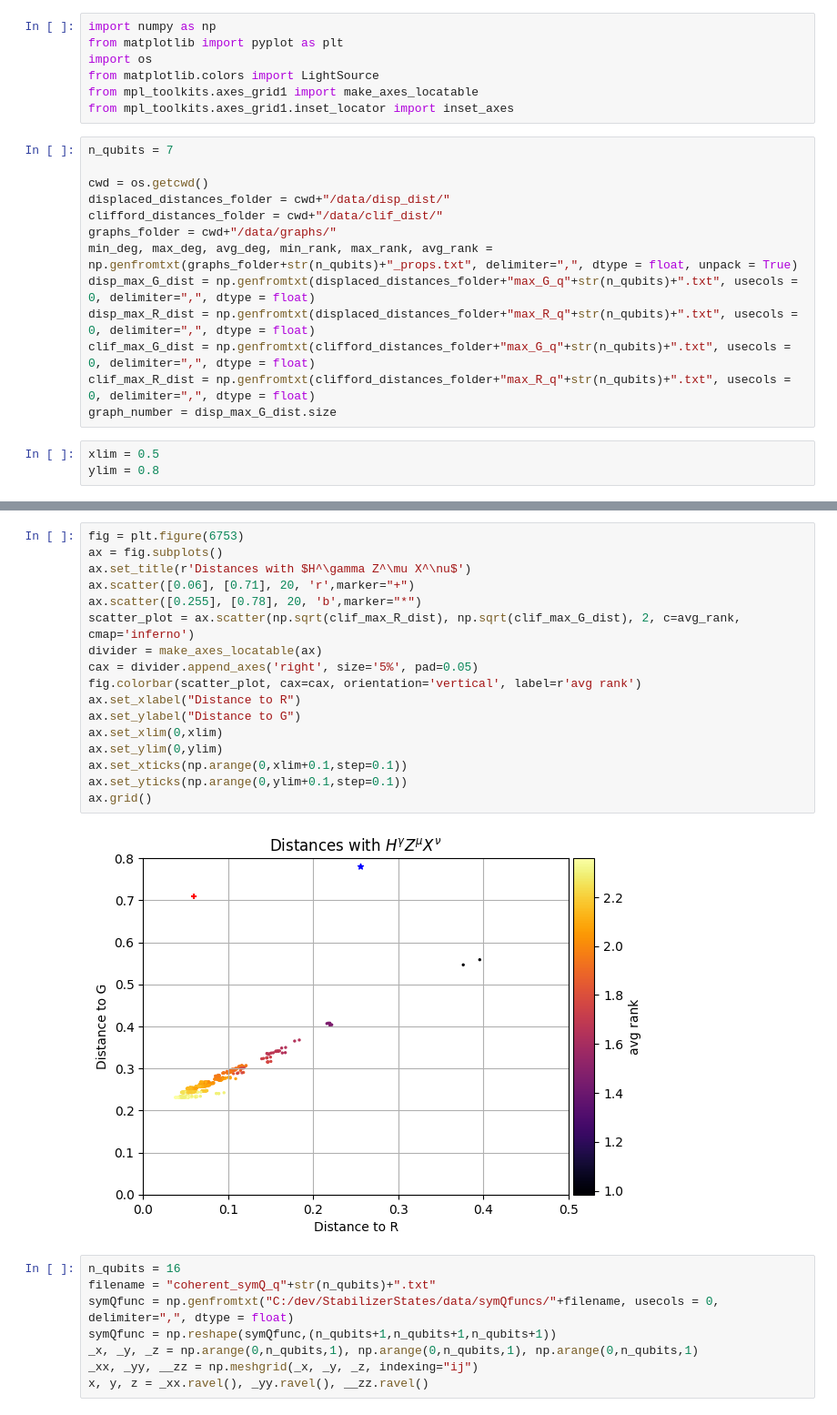
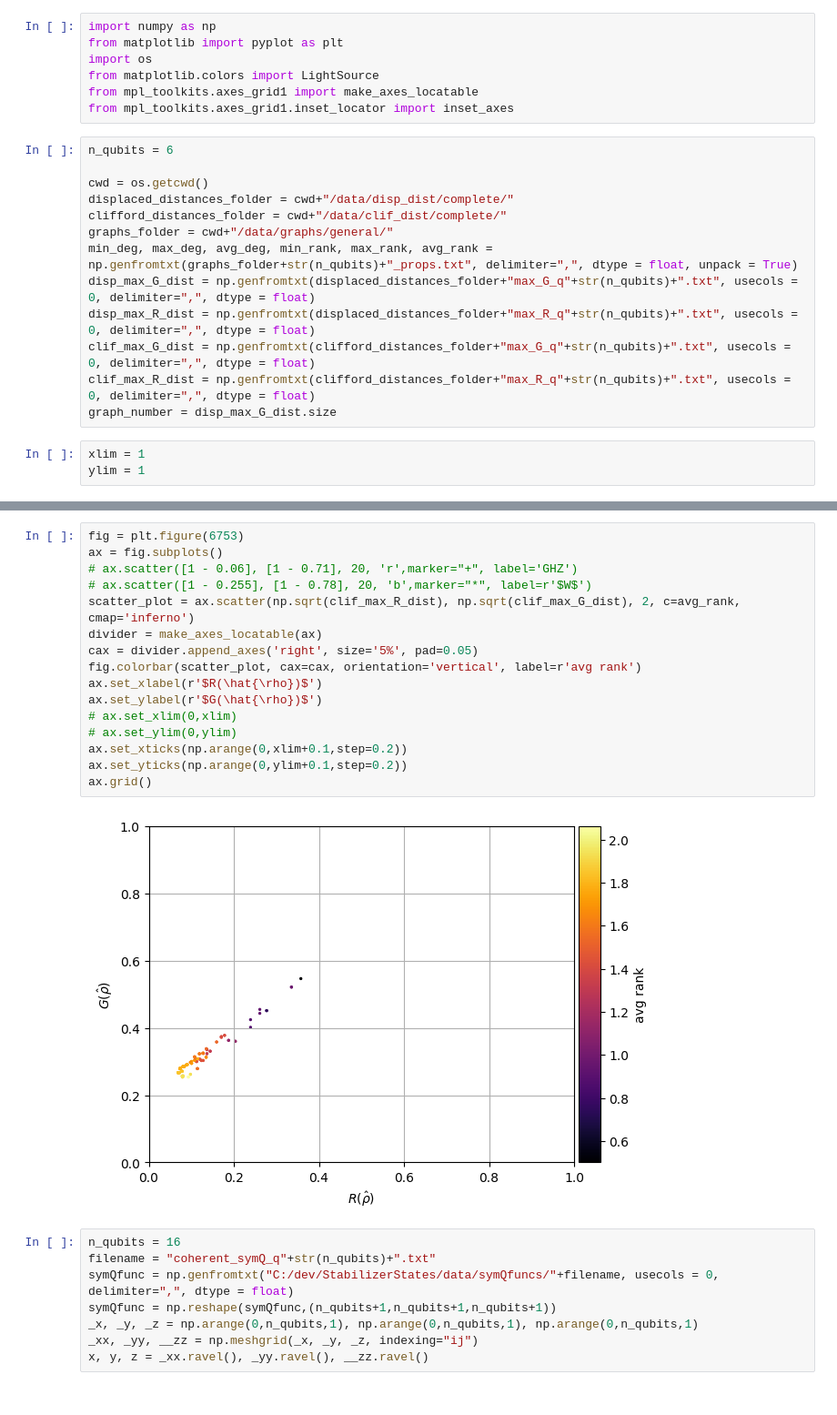
Before and after one commit to Emiliano6754/Stabilizer-States, a Jupyter notebook: correlation_space_plots.ipynb, the cells around one changed output, grey strips where cells are left out. Shown at 91% size. Cells and saved outputs as stored; diff of their text form.

```diff
--- a/correlation_space_plots.ipynb
+++ b/correlation_space_plots.ipynb
@@ -6,12 +6,12 @@ from matplotlib.colors import LightSource
 from mpl_toolkits.axes_grid1 import make_axes_locatable
 from mpl_toolkits.axes_grid1.inset_locator import inset_axes
 # %%
-n_qubits = 7
+n_qubits = 6
 
 cwd = os.getcwd()
-displaced_distances_folder = cwd+"/data/disp_dist/"
-clifford_distances_folder = cwd+"/data/clif_dist/"
-graphs_folder = cwd+"/data/graphs/"
+displaced_distances_folder = cwd+"/data/disp_dist/complete/"
+clifford_distances_folder = cwd+"/data/clif_dist/complete/"
+graphs_folder = cwd+"/data/graphs/general/"
 min_deg, max_deg, avg_deg, min_rank, max_rank, avg_rank = np.genfromtxt(graphs_folder+str(n_qubits)+"_props.txt", delimiter=",", dtype = float, unpack = True)
 disp_max_G_dist = np.genfromtxt(displaced_distances_folder+"max_G_q"+str(n_qubits)+".txt", usecols = 0, delimiter=",", dtype = float)
 disp_max_R_dist = np.genfromtxt(displaced_distances_folder+"max_R_q"+str(n_qubits)+".txt", usecols = 0, delimiter=",", dtype = float)
@@ -19,8 +19,8 @@ clif_max_G_dist = np.genfromtxt(clifford_distances_folder+"max_G_q"+str(n_qubits
 clif_max_R_dist = np.genfromtxt(clifford_distances_folder+"max_R_q"+str(n_qubits)+".txt", usecols = 0, delimiter=",", dtype = float)
 graph_number = disp_max_G_dist.size
 # %%
-xlim = 0.5
-ylim = 0.8
+xlim = 1
+ylim = 1
 # %%
 fig = plt.figure(6754)
 ax = fig.subplots()
@@ -38,22 +38,21 @@ ax.grid()
 # %%
 fig = plt.figure(6753)
 ax = fig.subplots()
-ax.set_title(r'Distances with $H^\gamma Z^\mu X^\nu$')
-ax.scatter([0.06], [0.71], 20, 'r',marker="+")
-ax.scatter([0.255], [0.78], 20, 'b',marker="*")
+# ax.scatter([1 - 0.06], [1 - 0.71], 20, 'r',marker="+", label='GHZ')
+# ax.scatter([1 - 0.255], [1 - 0.78], 20, 'b',marker="*", label=r'$W$')
 scatter_plot = ax.scatter(np.sqrt(clif_max_R_dist), np.sqrt(clif_max_G_dist), 2, c=avg_rank, cmap='inferno')
 divider = make_axes_locatable(ax)
 cax = divider.append_axes('right', size='5%', pad=0.05)
 fig.colorbar(scatter_plot, cax=cax, orientation='vertical', label=r'avg rank')
-ax.set_xlabel("Distance to R")
-ax.set_ylabel("Distance to G")
-ax.set_xlim(0,xlim)
-ax.set_ylim(0,ylim)
-ax.set_xticks(np.arange(0,xlim+0.1,step=0.1))
-ax.set_yticks(np.arange(0,ylim+0.1,step=0.1))
+ax.set_xlabel(r'$R(\hat{\rho})$')
+ax.set_ylabel(r'$G(\hat{\rho})$')
+# ax.set_xlim(0,xlim)
+# ax.set_ylim(0,ylim)
+ax.set_xticks(np.arange(0,xlim+0.1,step=0.2))
+ax.set_yticks(np.arange(0,ylim+0.1,step=0.2))
 ax.grid()
 # %% [output]
-[figure, old version]
+[figure, new version]
 # %%
 n_qubits = 16
 filename = "coherent_symQ_q"+str(n_qubits)+".txt"
```
Also changed, not shown: parts of 10 cells of this notebook, 9 other files.
